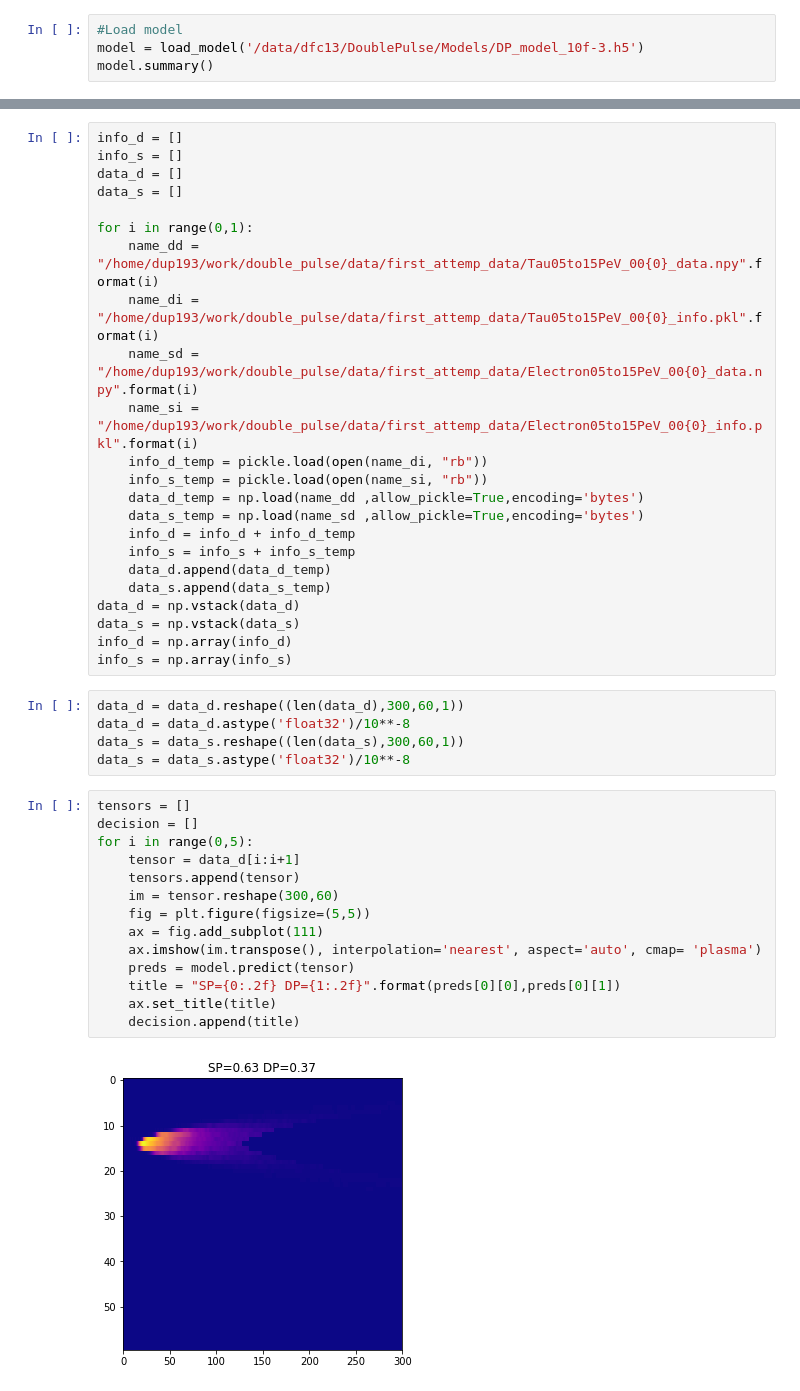
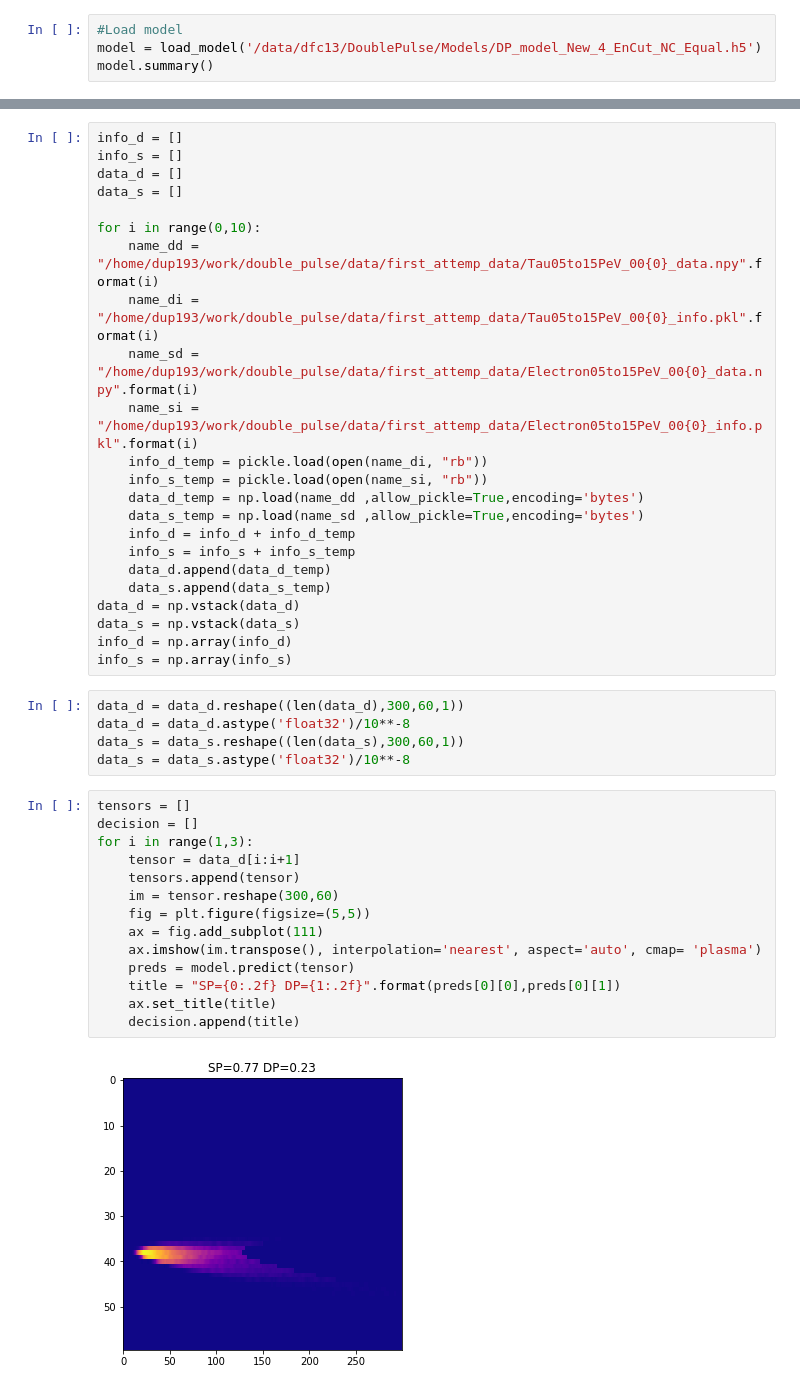
Before and after one commit to dpankova/DoublePulse, a Jupyter notebook: notebooks/Doug/DL_heatmap.ipynb, the cells around one changed output, grey strips where cells are left out. Saved outputs shown, nothing was run; the diff lists cells and outputs as text.

```diff
--- a/notebooks/Doug/DL_heatmap.ipynb
+++ b/notebooks/Doug/DL_heatmap.ipynb
@@ -21,7 +21,7 @@ from keras import backend as K
 Using TensorFlow backend.
 # %%
 #Load model
-model = load_model('/data/dfc13/DoublePulse/Models/DP_model_10f-3.h5')
+model = load_model('/data/dfc13/DoublePulse/Models/DP_model_New_4_EnCut_NC_Equal.h5')
 model.summary()
 # %% [output]
 WARNING: Logging before flag parsing goes to stderr.
@@ -62,7 +64,7 @@ info_s = []
 data_d = []
 data_s = []
 
-for i in range(0,1):
+for i in range(0,10):
     name_dd = "/home/dup193/work/double_pulse/data/first_attemp_data/Tau05to15PeV_00{0}_data.npy".format(i)
     name_di = "/home/dup193/work/double_pulse/data/first_attemp_data/Tau05to15PeV_00{0}_info.pkl".format(i)
     name_sd = "/home/dup193/work/double_pulse/data/first_attemp_data/Electron05to15PeV_00{0}_data.npy".format(i)
@@ -87,16 +89,16 @@ data_s = data_s.astype('float32')/10**-8
 # %%
 tensors = []
 decision = []
-for i in range(0,5):
+for i in range(1,3):
     tensor = data_d[i:i+1]
     tensors.append(tensor)
     im = tensor.reshape(300,60)
     fig = plt.figure(figsize=(5,5))
     ax = fig.add_subplot(111)
     ax.imshow(im.transpose(), interpolation='nearest', aspect='auto', cmap= 'plasma')
     preds = model.predict(tensor)
     title = "SP={0:.2f} DP={1:.2f}".format(preds[0][0],preds[0][1])
     ax.set_title(title)
     decision.append(title)
 # %% [output]
-[figure, old version]
+[figure, new version]
```
Also changed, not shown: parts of 5 cells of this notebook, 21 other files.
